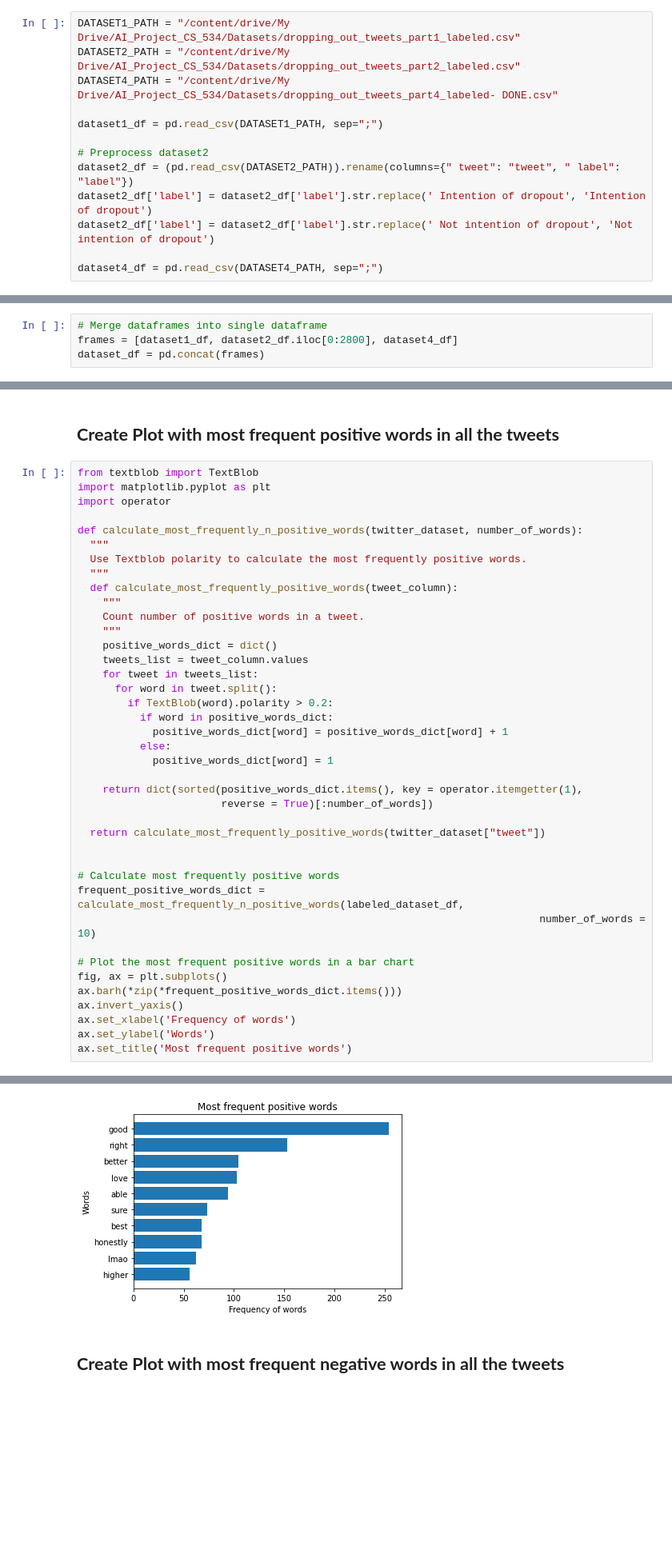
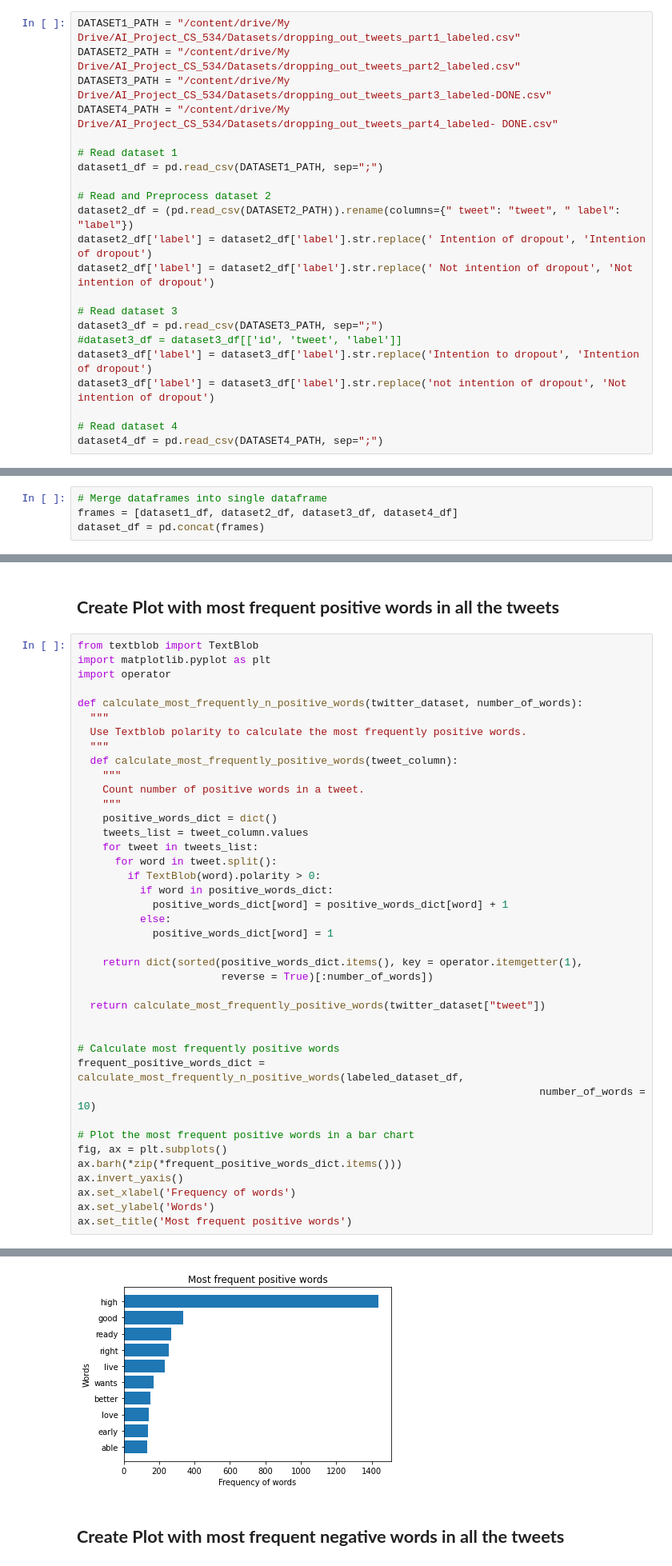
Before and after one commit to fmejias/CS534-ArtificialIntelligenceProject, a Jupyter notebook: AI_Project.ipynb, the cells around one changed output, grey strips where cells are left out. Shown at 80% size. Cells and saved outputs as stored; diff of their text form; blank space fills up the shorter version.

Commit message:
Add Project Deliverable

```diff
--- a/AI_Project.ipynb
+++ b/AI_Project.ipynb
@@ -52,21 +60,30 @@ drive.mount('/content/drive')
 # %%
 DATASET1_PATH = "/content/drive/My Drive/AI_Project_CS_534/Datasets/dropping_out_tweets_part1_labeled.csv"
 DATASET2_PATH = "/content/drive/My Drive/AI_Project_CS_534/Datasets/dropping_out_tweets_part2_labeled.csv"
+DATASET3_PATH = "/content/drive/My Drive/AI_Project_CS_534/Datasets/dropping_out_tweets_part3_labeled-DONE.csv"
 DATASET4_PATH = "/content/drive/My Drive/AI_Project_CS_534/Datasets/dropping_out_tweets_part4_labeled- DONE.csv"
 
+# Read dataset 1
 dataset1_df = pd.read_csv(DATASET1_PATH, sep=";")
 
-# Preprocess dataset2
+# Read and Preprocess dataset 2
 dataset2_df = (pd.read_csv(DATASET2_PATH)).rename(columns={" tweet": "tweet", " label": "label"})
 dataset2_df['label'] = dataset2_df['label'].str.replace(' Intention of dropout', 'Intention of dropout')
 dataset2_df['label'] = dataset2_df['label'].str.replace(' Not intention of dropout', 'Not intention of dropout')
 
+# Read dataset 3
+dataset3_df = pd.read_csv(DATASET3_PATH, sep=";")
+#dataset3_df = dataset3_df[['id', 'tweet', 'label']]
+dataset3_df['label'] = dataset3_df['label'].str.replace('Intention to dropout', 'Intention of dropout')
+dataset3_df['label'] = dataset3_df['label'].str.replace('not intention of dropout', 'Not intention of dropout')
+
+# Read dataset 4
 dataset4_df = pd.read_csv(DATASET4_PATH, sep=";")
 # %% [markdown]
 ## **Merge Datasets**
 # %%
 # Merge dataframes into single dataframe
-frames = [dataset1_df, dataset2_df.iloc[0:2800], dataset4_df]
+frames = [dataset1_df, dataset2_df, dataset3_df, dataset4_df]
 dataset_df = pd.concat(frames)
 # %% [markdown]
 ## **Dataset Information**
@@ -1632,35 +1523,35 @@ def calculate_most_frequently_n_positive_words(twitter_dataset, number_of_words)
     Count number of positive words in a tweet.
     """
     positive_words_dict = dict()
     tweets_list = tweet_column.values
     for tweet in tweets_list:
       for word in tweet.split():
-        if TextBlob(word).polarity > 0.2:
+        if TextBlob(word).polarity > 0:
           if word in positive_words_dict:
             positive_words_dict[word] = positive_words_dict[word] + 1
           else:
             positive_words_dict[word] = 1
 
     return dict(sorted(positive_words_dict.items(), key = operator.itemgetter(1),
                        reverse = True)[:number_of_words])
 
   return calculate_most_frequently_positive_words(twitter_dataset["tweet"])
 
 
 # Calculate most frequently positive words
 frequent_positive_words_dict = calculate_most_frequently_n_positive_words(labeled_dataset_df,
                                                                           number_of_words = 10)
 
 # Plot the most frequent positive words in a bar chart
 fig, ax = plt.subplots()
 ax.barh(*zip(*frequent_positive_words_dict.items()))
 ax.invert_yaxis()
 ax.set_xlabel('Frequency of words')
 ax.set_ylabel('Words')
 ax.set_title('Most frequent positive words')
 # %% [output]
 Text(0.5, 1.0, 'Most frequent positive words')
-[figure, old version]
+[figure, new version]
 # %% [markdown]
 ## **Create Plot with most frequent negative words in all the tweets**
 # %%
```
Also changed, not shown: parts of 137 cells of this notebook.
